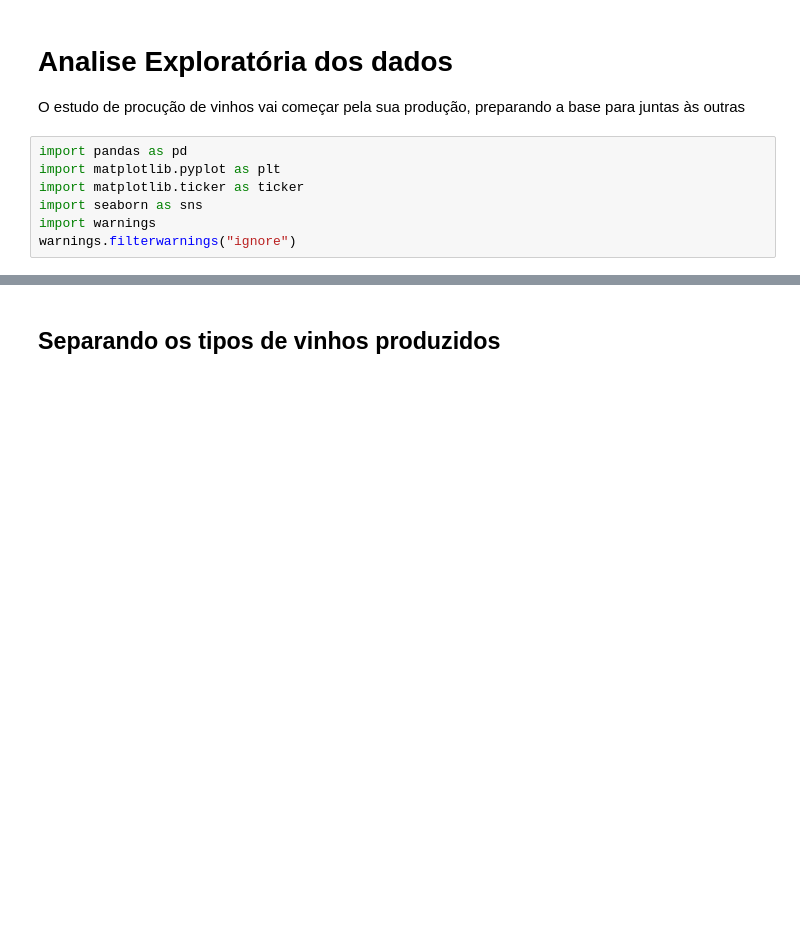
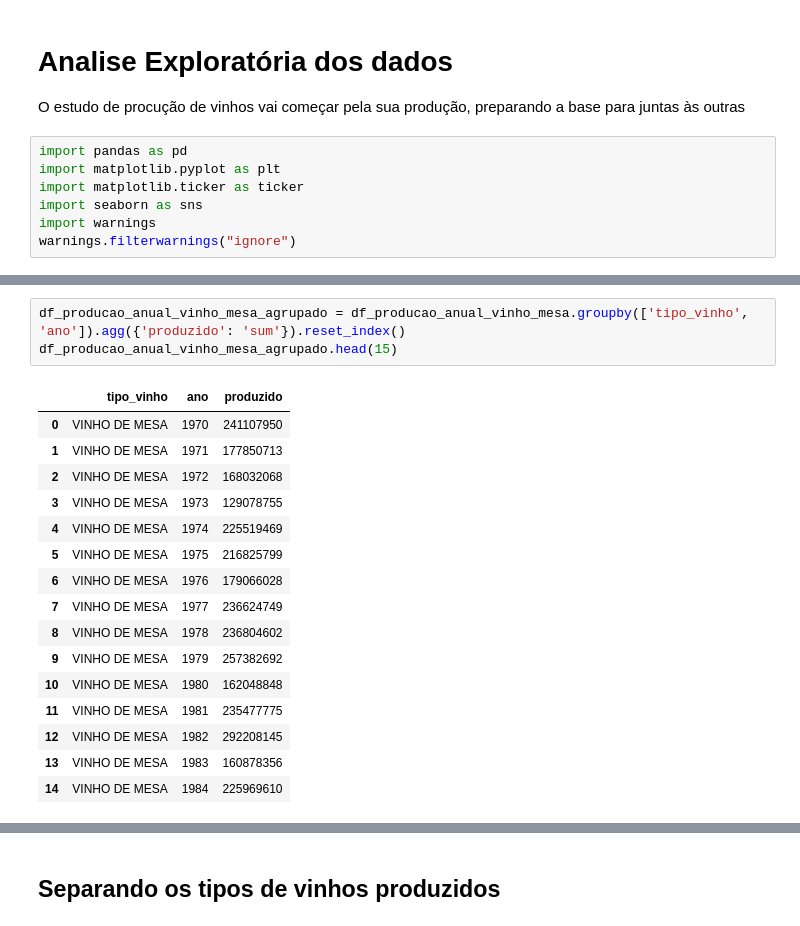
Before and after one commit to eugeniogdiniz/Grupo_posFiap, a Jupyter notebook: scr/producao_bases.ipynb, the cells around one changed output, grey strips where cells are left out. Drawn from its saved outputs; the diff is of its cells as text; blank space fills up the shorter version.

```diff
--- a/scr/producao_bases.ipynb
+++ b/scr/producao_bases.ipynb
@@ -48,0 +136,20 @@ array(['1-VINHO DE MESA', '2-Tinto', '3-Branco', '4-Rosado',
+# %%
+df_producao_anual_vinho_mesa_agrupado = df_producao_anual_vinho_mesa.groupby(['tipo_vinho', 'ano']).agg({'produzido': 'sum'}).reset_index()
+df_producao_anual_vinho_mesa_agrupado.head(15)
+# %% [output]
+|  | tipo_vinho | ano | produzido |
+| 0 | VINHO DE MESA | 1970 | 241107950 |
+| 1 | VINHO DE MESA | 1971 | 177850713 |
+| 2 | VINHO DE MESA | 1972 | 168032068 |
+| 3 | VINHO DE MESA | 1973 | 129078755 |
+| 4 | VINHO DE MESA | 1974 | 225519469 |
+| 5 | VINHO DE MESA | 1975 | 216825799 |
+| 6 | VINHO DE MESA | 1976 | 179066028 |
+| 7 | VINHO DE MESA | 1977 | 236624749 |
+| 8 | VINHO DE MESA | 1978 | 236804602 |
+| 9 | VINHO DE MESA | 1979 | 257382692 |
+| 10 | VINHO DE MESA | 1980 | 162048848 |
+| 11 | VINHO DE MESA | 1981 | 235477775 |
+| 12 | VINHO DE MESA | 1982 | 292208145 |
+| 13 | VINHO DE MESA | 1983 | 160878356 |
+| 14 | VINHO DE MESA | 1984 | 225969610 |
```
Also changed, not shown: parts of 17 cells of this notebook, 2 other files.
